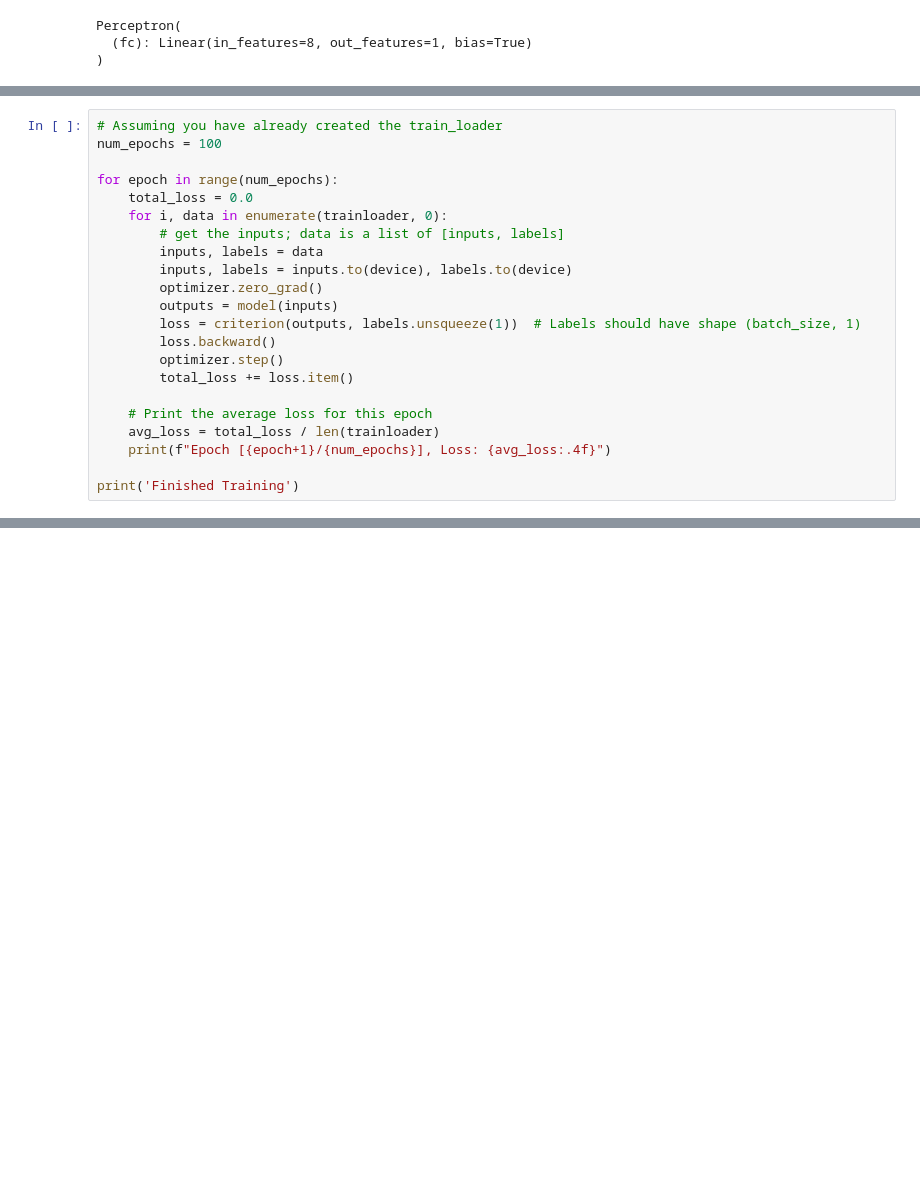
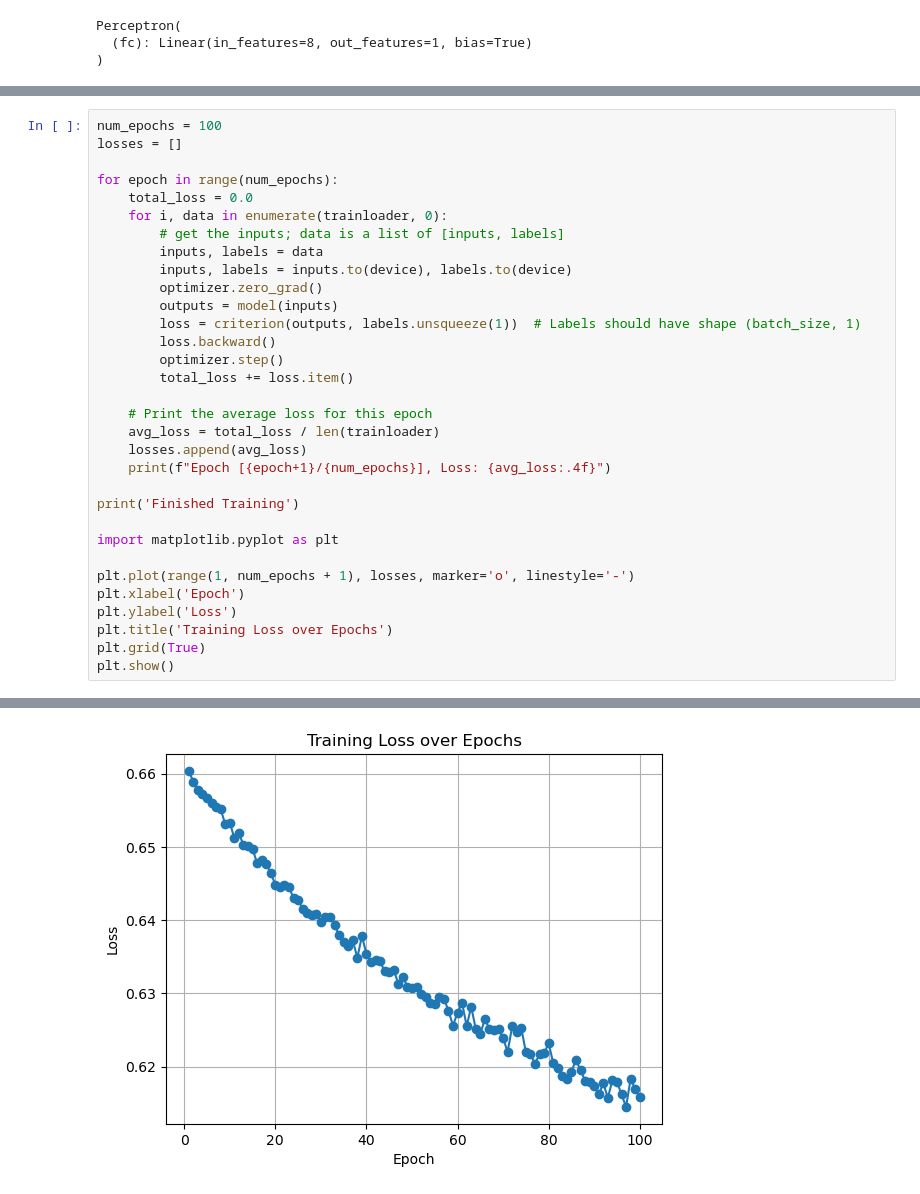
Before and after one commit to austinai99/DPL_A1, a Jupyter notebook: Assignment 1.ipynb, the cells around one changed output, grey strips where cells are left out. Drawn from its saved outputs; the diff is of its cells as text; blank space fills up the shorter version.

```diff
--- a/Assignment 1.ipynb
+++ b/Assignment 1.ipynb
@@ -92,6 +136,6 @@ for inputs, labels in trainloader:
 # %%
-# Assuming you have already created the train_loader
 num_epochs = 100
+losses = []
 
 for epoch in range(num_epochs):
     total_loss = 0.0
@@ -108,7 +152,17 @@ for epoch in range(num_epochs):
 
     # Print the average loss for this epoch
     avg_loss = total_loss / len(trainloader)
+    losses.append(avg_loss)
     print(f"Epoch [{epoch+1}/{num_epochs}], Loss: {avg_loss:.4f}")
 
 print('Finished Training')
+
+import matplotlib.pyplot as plt
+
+plt.plot(range(1, num_epochs + 1), losses, marker='o', linestyle='-')
+plt.xlabel('Epoch')
+plt.ylabel('Loss')
+plt.title('Training Loss over Epochs')
+plt.grid(True)
+plt.show()
 # %% [output]
@@ -131 +185,2 @@ Epoch [100/100], Loss: 0.6392
 Finished Training
+[figure, added]
```
Also changed, not shown: parts of 8 cells of this notebook.
